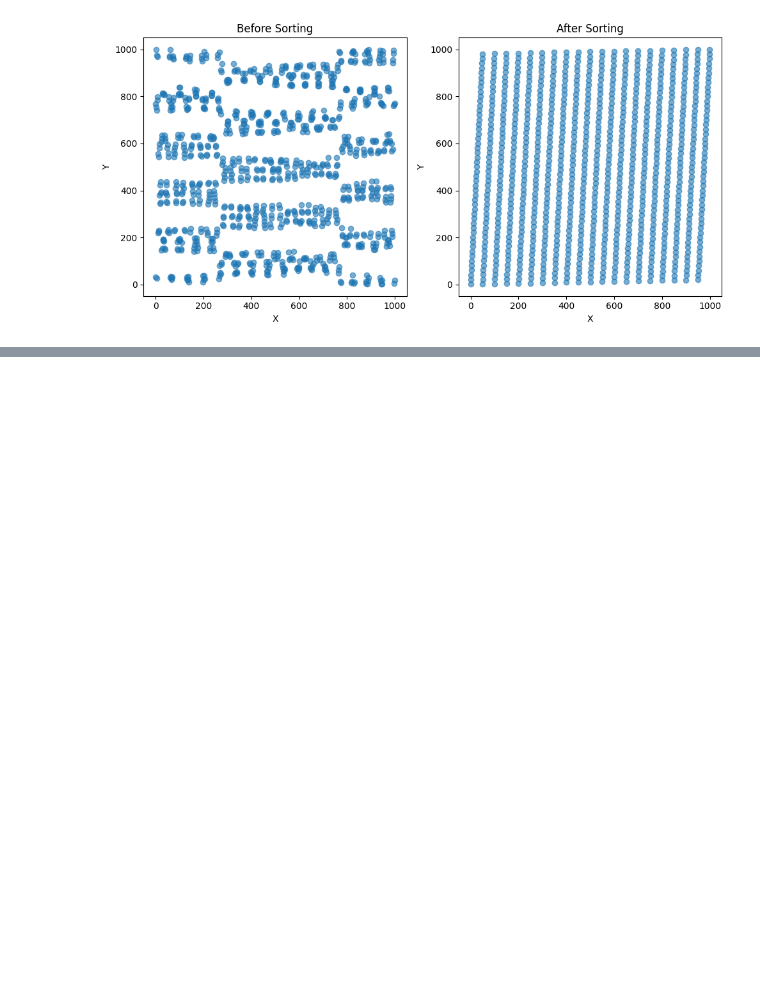
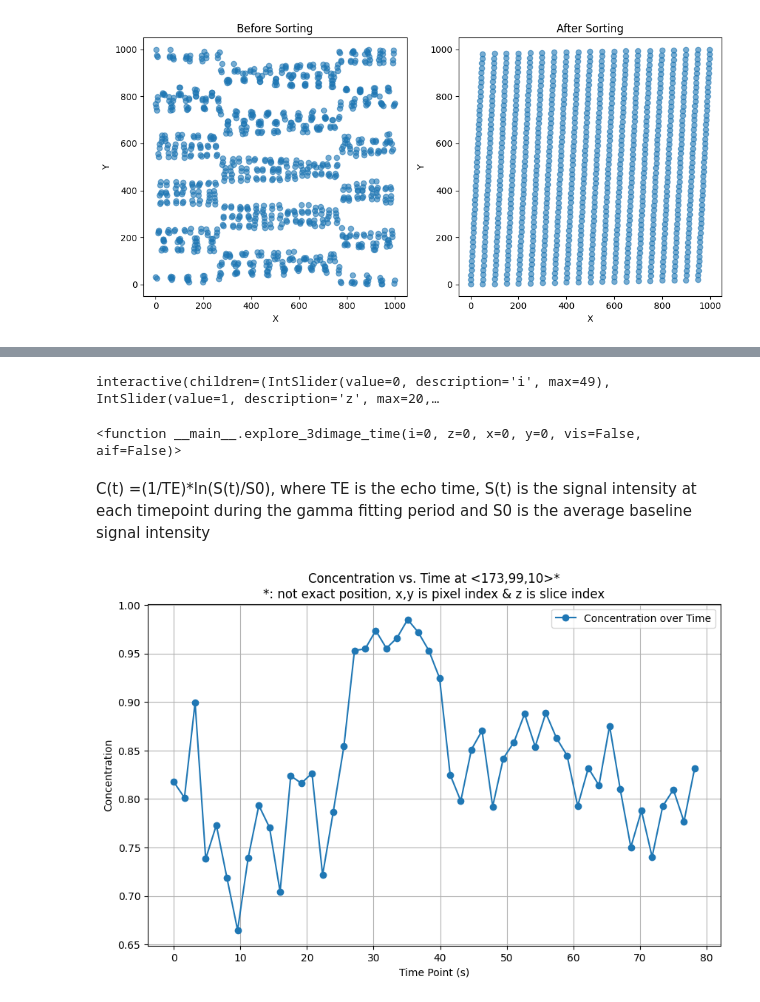
Before and after one commit to qqgjyx/MATH-Group, a Jupyter notebook: main.ipynb, the cells around one changed output, grey strips where cells are left out. Saved outputs shown, nothing was run; the diff lists cells and outputs as text; code cells hidden in the pictures; blank space fills up the shorter version.

```diff
--- a/main.ipynb
+++ b/main.ipynb
@@ -250,25 +220,23 @@ def intensity_to_concentration(intensity, baseline=None):
     ct = intensity
     return ct
 # %%
-x = 142
-y = 128
-z = 20
+def plt_point(x,y,z,view=False):
+    times = acquisition_time_sorted[50*(z-1):50*z]-acquisition_time_sorted[50*(z-1)]
+    concentrations = intensity_to_concentration(image_data_sorted[50*(z-1):50*z,x,y])
+    if view:
+        print("InstanceNumbers: ")
+        print(instance_numbers_sorted[50*(z-1):50*z])
+        print("AcquisitionNumbers: ")
+        print(acquisition_numbers_sorted[50*(z-1):50*z])
+        print("unique image_positions: ")
+        print(np.unique(image_position_sorted[50*(z-1):50*z]))
 
-times = acquisition_time_sorted[50*(z-1):50*z]-acquisition_time_sorted[50*(z-1)]
-concentrations = intensity_to_concentration(image_data_sorted[50*(z-1):50*z,x,y])
-print("InstanceNumbers: ")
-print(instance_numbers_sorted[50*(z-1):50*z])
-print("AcquisitionNumbers: ")
-print(acquisition_numbers_sorted[50*(z-1):50*z])
-print("unique image_positions: ")
-print(np.unique(image_position_sorted[50*(z-1):50*z]))
-
-# Assuming 'concentration' and 'time_points' are your data arrays
-plt.figure(figsize=(10, 6))
-plt.plot(times, concentrations, '-o', label='Concentration over Time')
-plt.title(f'Concentration vs. Time at <{x},{y},{z}>*\n*: not exact position, x,y is pixel index & z is slice index')
-plt.xlabel('Time Point (s)')
-plt.ylabel('Concentration')
-plt.legend()
-plt.grid(True)
-plt.show()
+    # Assuming 'concentration' and 'time_points' are your data arrays
+    plt.figure(figsize=(10, 6))
+    plt.plot(times, concentrations, '-o', label='Concentration over Time')
+    plt.title(f'Concentration vs. Time at <{x},{y},{z}>*\n*: not exact position, x,y is pixel index & z is slice index')
+    plt.xlabel('Time Point (s)')
+    plt.ylabel('Concentration')
+    plt.legend()
+    plt.grid(True)
+    plt.show()
@@ -282,0 +243,36 @@ unique image_positions:
+# %%
+# Assuming 'image_series' is a 4D numpy array [time, z, x, y]
+# where 'time' is the 4th dimension (different acquisition times)
+
+image_data_sorted = np.array(image_data_sorted)
+
+# Interactive visualization of 3D data over time
+def explore_3dimage_time(i=0,z=0,x=0,y=0,vis=False,aif=False):
+    if vis:
+        i = (z-1)*50+i
+        plt.figure(figsize=(10, 5))
+        plt.imshow(image_data_sorted[i, :, :], cmap='gray')  # Adjust the 15 here to show different slices
+        plt.title(f'#: {instance_numbers_sorted[i]} Position: {image_position_sorted[i]} \n T#: {acquisition_numbers_sorted[i]} Time: {acquisition_time_sorted[i]}')
+        plt.axis('off')
+        plt.scatter(x, y, color='red', s=10)  # Highlight the point
+        plt.show()
+    if aif:
+        plt_point(x,y,z)
+
+# Create a slider to move through time
+interact(explore_3dimage_time,
+         i=IntSlider(min=0, max=49, step=1, value=0),
+         z=IntSlider(min=1,max=20,step=1, value=1),
+         x=IntSlider(min=0, max=256, step=1),
+         y=IntSlider(min=0, max=256, step=1),
+         vis=True,
+         aif=True)
+# %% [output]
+interactive(children=(IntSlider(value=0, description='i', max=49), IntSlider(value=1, description='z', max=20,…
+<function __main__.explore_3dimage_time(i=0, z=0, x=0, y=0, vis=False, aif=False)>
+# %% [markdown]
+C(t) =(1/TE)*ln(S(t)/S0), where TE is the echo time, S(t) is the signal intensity at each timepoint during the gamma fitting period and S0 is the average baseline signal intensity
+# %%
+plt_point(173,99,10)
+# %% [output]
+[figure, added]
```
Also changed, not shown: parts of 6 cells of this notebook, 1 other file.
